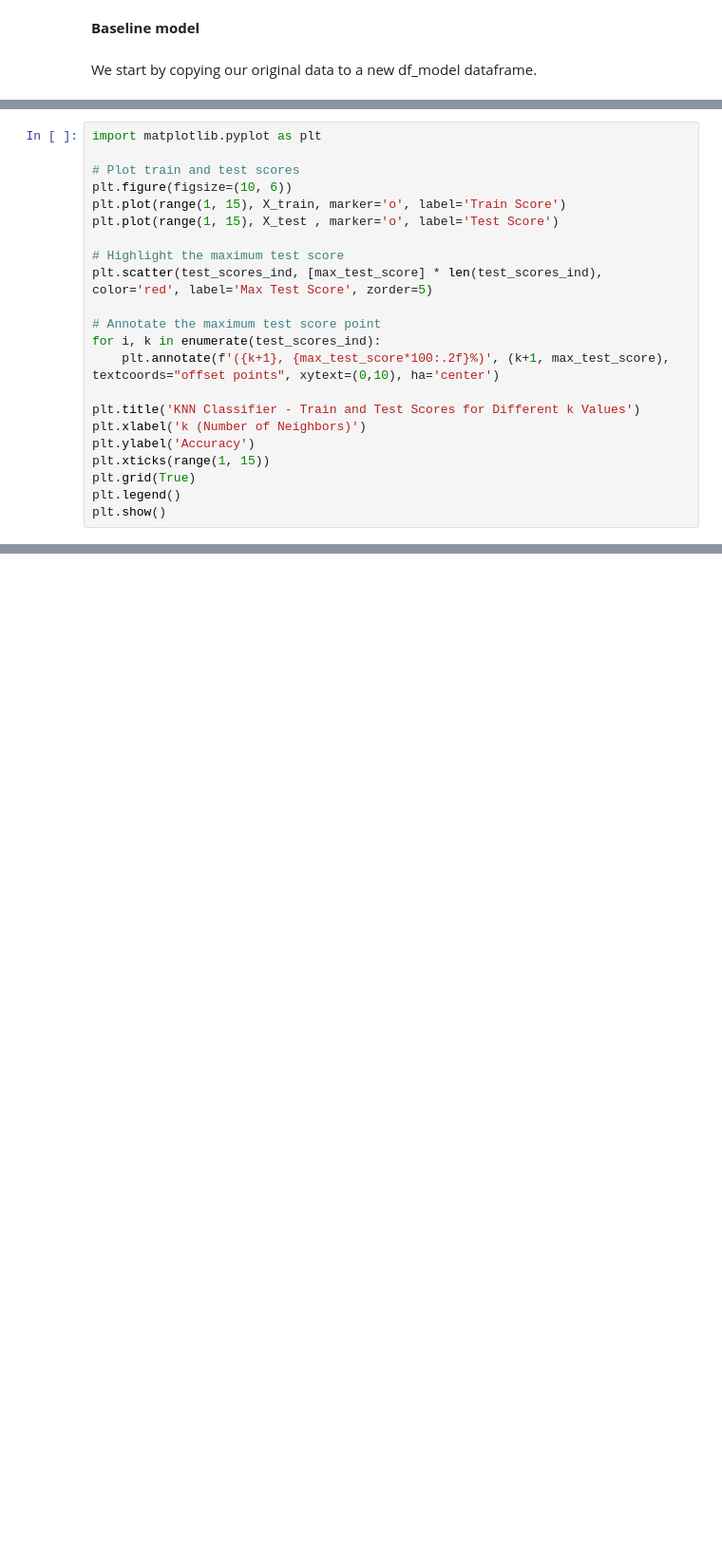
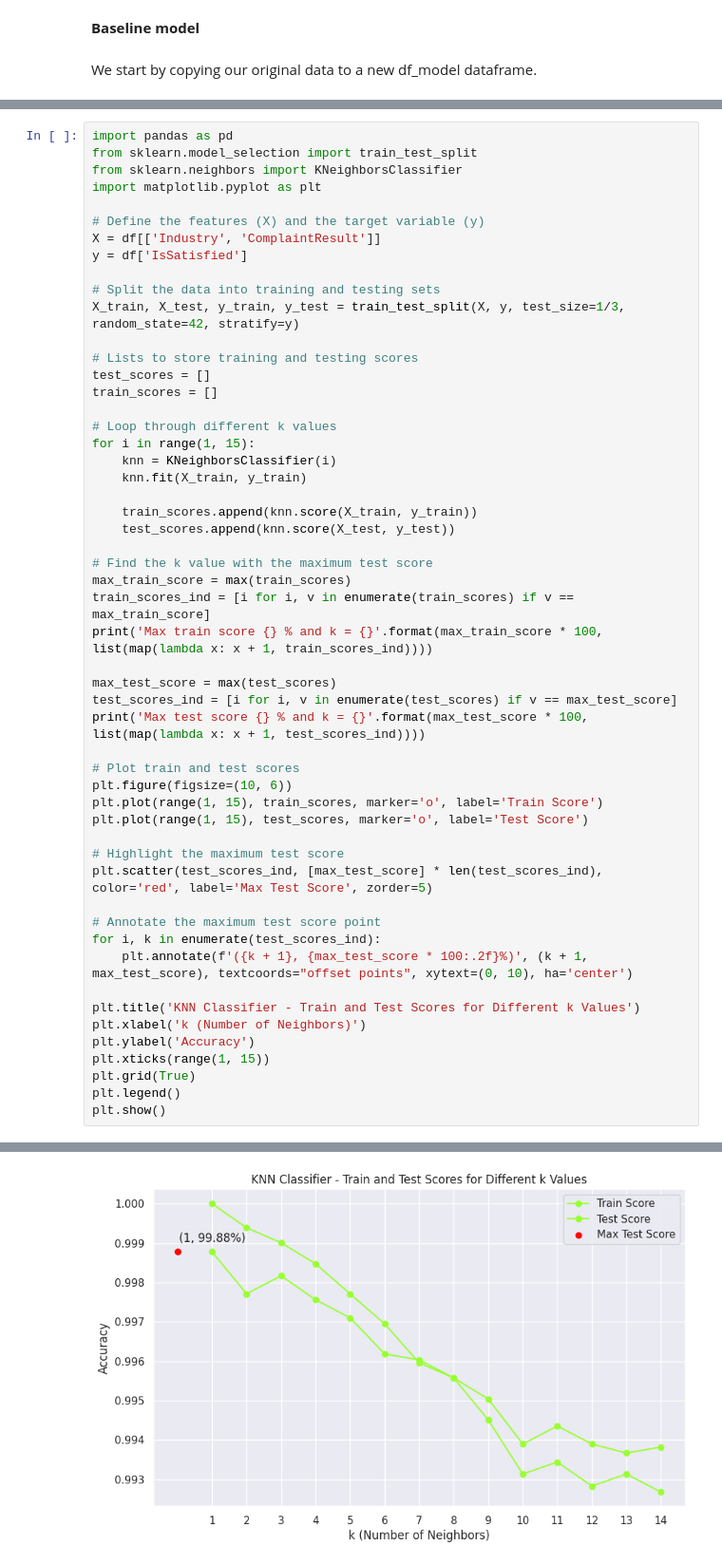
Before and after one commit to waheeb123/Covid_test, a Jupyter notebook: work_on_final_project.ipynb, the cells around one changed output, grey strips where cells are left out. Shown at 95% size. Drawn from its saved outputs; the diff is of its cells as text; blank space fills up the shorter version.

```diff
--- a/work_on_final_project.ipynb
+++ b/work_on_final_project.ipynb
@@ -723,17 +736,48 @@ another test
 # %%
+import pandas as pd
+from sklearn.model_selection import train_test_split
+from sklearn.neighbors import KNeighborsClassifier
 import matplotlib.pyplot as plt
+
+# Define the features (X) and the target variable (y)
+X = df[['Industry', 'ComplaintResult']]
+y = df['IsSatisfied']
+
+# Split the data into training and testing sets
+X_train, X_test, y_train, y_test = train_test_split(X, y, test_size=1/3, random_state=42, stratify=y)
+
+# Lists to store training and testing scores
+test_scores = []
+train_scores = []
+
+# Loop through different k values
+for i in range(1, 15):
+    knn = KNeighborsClassifier(i)
+    knn.fit(X_train, y_train)
+
+    train_scores.append(knn.score(X_train, y_train))
+    test_scores.append(knn.score(X_test, y_test))
+
+# Find the k value with the maximum test score
+max_train_score = max(train_scores)
+train_scores_ind = [i for i, v in enumerate(train_scores) if v == max_train_score]
+print('Max train score {} % and k = {}'.format(max_train_score * 100, list(map(lambda x: x + 1, train_scores_ind))))
+
+max_test_score = max(test_scores)
+test_scores_ind = [i for i, v in enumerate(test_scores) if v == max_test_score]
+print('Max test score {} % and k = {}'.format(max_test_score * 100, list(map(lambda x: x + 1, test_scores_ind))))
 
 # Plot train and test scores
 plt.figure(figsize=(10, 6))
-plt.plot(range(1, 15), X_train, marker='o', label='Train Score')
-plt.plot(range(1, 15), X_test , marker='o', label='Test Score')
+plt.plot(range(1, 15), train_scores, marker='o', label='Train Score')
+plt.plot(range(1, 15), test_scores, marker='o', label='Test Score')
 
 # Highlight the maximum test score
 plt.scatter(test_scores_ind, [max_test_score] * len(test_scores_ind), color='red', label='Max Test Score', zorder=5)
 
 # Annotate the maximum test score point
 for i, k in enumerate(test_scores_ind):
-    plt.annotate(f'({k+1}, {max_test_score*100:.2f}%)', (k+1, max_test_score), textcoords="offset points", xytext=(0,10), ha='center')
+    plt.annotate(f'({k + 1}, {max_test_score * 100:.2f}%)', (k + 1, max_test_score), textcoords="offset points", xytext=(0, 10), ha='center')
 
 plt.title('KNN Classifier - Train and Test Scores for Different k Values')
 plt.xlabel('k (Number of Neighbors)')
@@ -742,3 +786,4 @@ plt.xticks(range(1, 15))
 plt.grid(True)
 plt.legend()
 plt.show()
+# %% [output]
@@ -744,0 +826 @@ plt.show()
+[figure, added]
```
Also changed, not shown: parts of 9 cells of this notebook.
